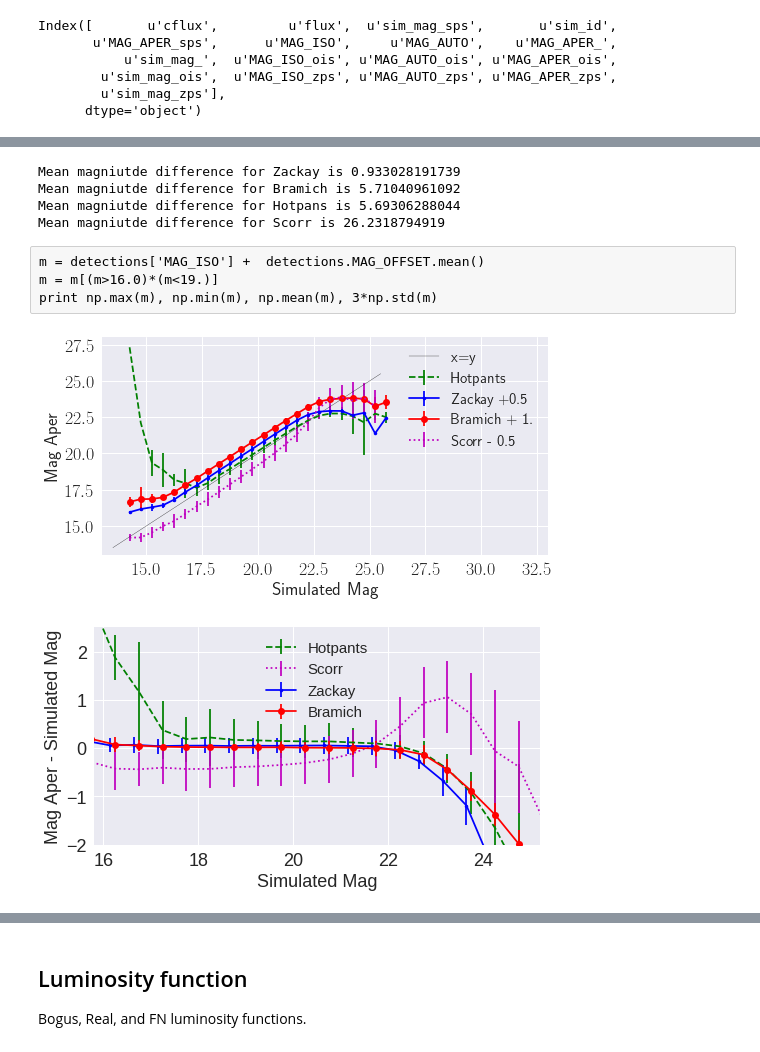
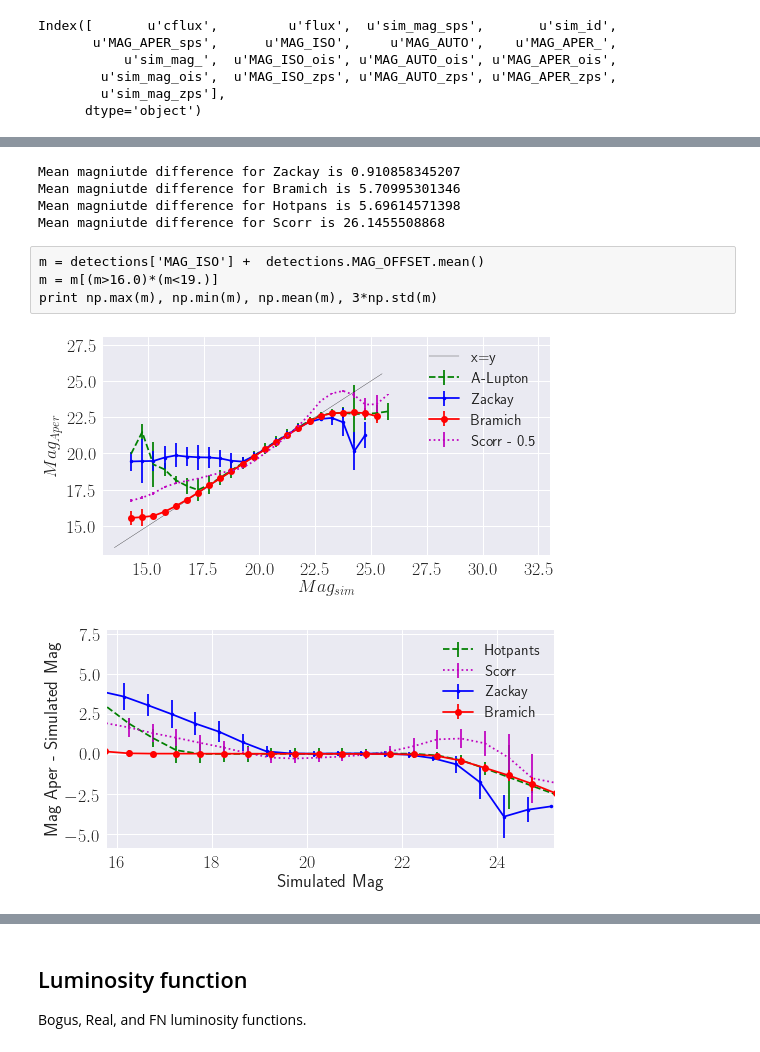
Before and after one commit to BrunoSanchez/RBMLearning, a Jupyter notebook: Plots-foursome.ipynb, the cells around one changed output, grey strips where cells are left out. Cells and saved outputs as stored; diff of their text form; code cells hidden in the pictures.

```diff
--- a/Plots-foursome.ipynb
+++ b/Plots-foursome.ipynb
@@ -59,7 +59,7 @@ def custom_histogram(vector, bins=None, cumulative=False, errors=False):
 
         return x_bins, hh[0]
 # %%
-engine = create_engine('sqlite:///../RBpipeline/rbogus-dev.db')
+engine = create_engine('sqlite:///../RBpipeline/newrbogus-dev.db')
 # %% [markdown]
 Asking to the database for the undetected objects (False Negatives)
 # %%
@@ -455,10 +464,10 @@ print 'Mean magniutde difference for Bramich is {}'.format(median_offset_ois)
 print 'Mean magniutde difference for Hotpans is {}'.format(median_offset_hot)
 print 'Mean magniutde difference for Scorr is {}'.format(median_offset_sps)
 # %% [output]
-Mean magniutde difference for Zackay is 0.933028191739
-Mean magniutde difference for Bramich is 5.71040961092
-Mean magniutde difference for Hotpans is 5.69306288044
-Mean magniutde difference for Scorr is 26.2318794919
+Mean magniutde difference for Zackay is 0.910858345207
+Mean magniutde difference for Bramich is 5.70995301346
+Mean magniutde difference for Hotpans is 5.69614571398
+Mean magniutde difference for Scorr is 26.1455508868
 # %%
 dt_ois['mag'] = dt_ois['MAG_APER'] + median_offset_ois
 dt_zps['mag'] = dt_zps['MAG_APER'] + median_offset_zps
@@ -467,6 +476,8 @@ dt_sps['mag'] = -2.5*np.log10(dt_sps['cflux']) + median_offset_sps
 # %%
 dt_hot = dt_hot[dt_hot.mag <30]
 dt_ois = dt_ois[dt_ois.mag <30]
+dt_zps = dt_zps[dt_zps.mag <30]
+#dt_sps = dt_sps[dt_sps.mag <30]
 # %%
 def binning(data, bins, return_center_bins=False):
     mean = np.zeros_like(bins[:-1])
@@ -475,15 +486,17 @@ def binning(data, bins, return_center_bins=False):
     mean_sim_mag = np.zeros_like(mean)
     for i_bin, low in enumerate(bins[:-1]):
         high = bins[i_bin+1]
-        fdata = data[(data['sim_mag'] < high) * (data['sim_mag'] >= low)]
+        mean_sim_mag[i_bin] = (high+low)/2.
+        f1data = data[data['mag']<25]
+        fdata = f1data[(f1data['sim_mag'] < high) * (f1data['sim_mag'] >= low)]
+        #print len(fdata)
         if len(fdata) is 0:
             sqrtn[i_bin] = 0
-            mean[i_bin] = np.mean(fdata['mag'])
-            stdv[i_bin] = np.std(fdata['mag'])
+            mean[i_bin] = 0#np.median(fdata['mag'])
+            stdv[i_bin] = 0#np.std(fdata['mag'])
             continue
-        mean_sim_mag[i_bin] = (high+low)/2.
-        sqrtn[i_bin] = np.sqrt(len(fdata['mag']))
-        mean[i_bin] = np.mean(fdata['mag'])
+        sqrtn[i_bin] = np.sqrt(len(fdata['mag'])-1)
+        mean[i_bin] = np.median(fdata['mag'])
         stdv[i_bin] = np.std(fdata['mag'])
     if return_center_bins:
         return bins[:-1]+(high-low)*0.5, mean, stdv, sqrtn
@@ -499,25 +512,25 @@ bins = np.arange(14, 26.5, .5)
 
 # mean_sim, stdv_sim, _ = binning(dt_hot['sim_mag'], bins=bins)
 mean_det, stdv_det, sqrtn, mean_sim = binning(dt_hot, bins=bins)
-plt.errorbar(mean_sim, mean_det, yerr=stdv_det, fmt='g--', label='Hotpants')
+plt.errorbar(mean_sim[sqrtn!=0], mean_det[sqrtn!=0], yerr=stdv_det[sqrtn!=0], fmt='g--', label='A-Lupton')
 
 # mean_sim, stdv_sim, _ = binning(dt_zps['sim_mag'], bins=bins)
 mean_det, stdv_det, sqrtn, mean_sim = binning(dt_zps, bins=bins)
-plt.errorbar(mean_sim, mean_det+0.5, yerr=stdv_det, fmt='b.-', label='Zackay +0.5')
+plt.errorbar(mean_sim[sqrtn!=0], mean_det[sqrtn!=0], yerr=stdv_det[sqrtn!=0], fmt='b.-', label='Zackay')
 
 # mean_sim, stdv_sim, _ = binning(dt_ois['sim_mag'], bins=bins)
 mean_det, stdv_det, sqrtn, mean_sim = binning(dt_ois, bins=bins)
-plt.errorbar(mean_sim, mean_det+1., yerr=stdv_det, fmt='ro-', label='Bramich + 1.')
+plt.errorbar(mean_sim[sqrtn!=0], mean_det[sqrtn!=0], yerr=stdv_det[sqrtn!=0], fmt='ro-', label='Bramich')
 
 # mean_sim, stdv_sim, _ = binning(dt_sps['sim_mag'], bins=bins)
 mean_det, stdv_det, sqrtn, mean_sim = binning(dt_sps, bins=bins)
-plt.errorbar(mean_sim, mean_det-0.5, yerr=stdv_det, fmt='m:', label='Scorr - 0.5')
+plt.errorbar(mean_sim, mean_det, yerr=stdv_det/sqrtn, fmt='m:', label='Scorr - 0.5')
 
 plt.plot(np.arange(13.5, 26, 0.5), np.arange(13.5, 26, 0.5), color='k', label='x=y', linewidth=0.3)
 
 plt.tick_params(labelsize=18)
-plt.ylabel('Mag Aper', fontsize=18)
-plt.xlabel('Simulated Mag', fontsize=18)
+plt.ylabel('$Mag_{Aper}$', fontsize=18)
+plt.xlabel('$Mag_{sim}$', fontsize=18)
 #plt.title('Simulated Mag vs Detected Aperture Mag', fontsize=14)
 plt.legend(loc='best', fontsize=15)
 
@@ -525,7 +538,7 @@ plt.xlim(13, 33)
 plt.ylim(13, 28)
 plt.savefig(os.path.join(plot_dir, 'corrected_aper_vs_simulated_mag.png'), format='png', dpi=900)
 # %% [output]
-[figure, old version]
+[figure, new version]
 # %%
 def binning_res(data, bins, return_center_bins=False):
     mean = np.zeros_like(bins[:-1])
@@ -534,16 +547,17 @@ def binning_res(data, bins, return_center_bins=False):
     mean_sim_mag = np.zeros_like(mean)
     for i_bin, low in enumerate(bins[:-1]):
         high = bins[i_bin+1]
-        fdata = data[(data['sim_mag'] < high) * (data['sim_mag'] >= low)]
+        f1data = data[data['mag']<25]
+        fdata = f1data[(f1data['sim_mag'] < high) * (f1data['sim_mag'] >= low)]
         fdata_mag = fdata['mag'] - fdata['sim_mag']
         if len(fdata) is 0:
             sqrtn[i_bin] = 0
-            mean[i_bin] = np.mean(fdata_mag)
+            mean[i_bin] = np.median(fdata_mag)
             stdv[i_bin] = np.std(fdata_mag)
             continue
         mean_sim_mag[i_bin] = (high+low)/2.
         sqrtn[i_bin] = np.sqrt(len(fdata_mag))
-        mean[i_bin] = np.mean(fdata_mag)
+        mean[i_bin] = np.median(fdata_mag)
         stdv[i_bin] = np.std(fdata_mag)
     if return_center_bins:
         return bins[:-1]+(high-low)*0.5, mean, stdv, sqrtn
@@ -553,35 +567,35 @@ def binning_res(data, bins, return_center_bins=False):
 plt.figure(figsize=(8,4))
 bins = np.arange(14, 26.5, .5)
 
 #mean_sim, stdv_sim, _ = binning(dt_hot['sim_mag'], bins=bins)
 mean_det, stdv_det, sqrtn, mean_sim = binning_res(dt_hot, bins=bins)
 plt.errorbar(mean_sim, mean_det, yerr=stdv_det, fmt='g--', label='Hotpants')
 
 # mean_sim, stdv_sim, _ = binning(dt_sps['sim_mag'], bins=bins)
 mean_det, stdv_det, sqrtn, mean_sim = binning_res(dt_sps, bins=bins)
 plt.errorbar(mean_sim, mean_det, yerr=stdv_det, fmt='m:', label='Scorr')
 
 # mean_sim, stdv_sim, _ = binning(dt_zps['sim_mag'], bins=bins)
 mean_det, stdv_det, sqrtn, mean_sim = binning_res(dt_zps, bins=bins)
 plt.errorbar(mean_sim-0.1, mean_det, yerr=stdv_det, fmt='b.-', label='Zackay')
 
 # mean_sim, stdv_sim, _ = binning(dt_ois['sim_mag'], bins=bins)
 mean_det, stdv_det, sqrtn, mean_sim = binning_res(dt_ois, bins=bins)
 plt.errorbar(mean_sim, mean_det, yerr=stdv_det, fmt='ro-', label='Bramich')
 
 #plt.plot(np.arange(13.5, 26, 0.5), np.arange(13.5, 26, 0.5), color='k', label='x=y', linewidth=0.3)
 
 plt.tick_params(labelsize=18)
 plt.ylabel('Mag Aper - Simulated Mag', fontsize=18)
 plt.xlabel('Simulated Mag', fontsize=18)
 #plt.title('Simulated Mag vs Detected Aperture Mag', fontsize=14)
 plt.legend(loc='best', fontsize=15)
 
 plt.xlim(15.8, 25.2)
-plt.ylim(-2., 2.5)
+#plt.ylim(-2., 2.5)
 plt.savefig(os.path.join(plot_dir, 'corrected_aper_diff_vs_simulated_mag.png'), format='png', dpi=480)
 # %% [output]
-[figure, old version]
+[figure, new version]
 # %%
 from matplotlib.ticker import NullFormatter
 
```
Also changed, not shown: parts of 51 cells of this notebook, 3 other files.
